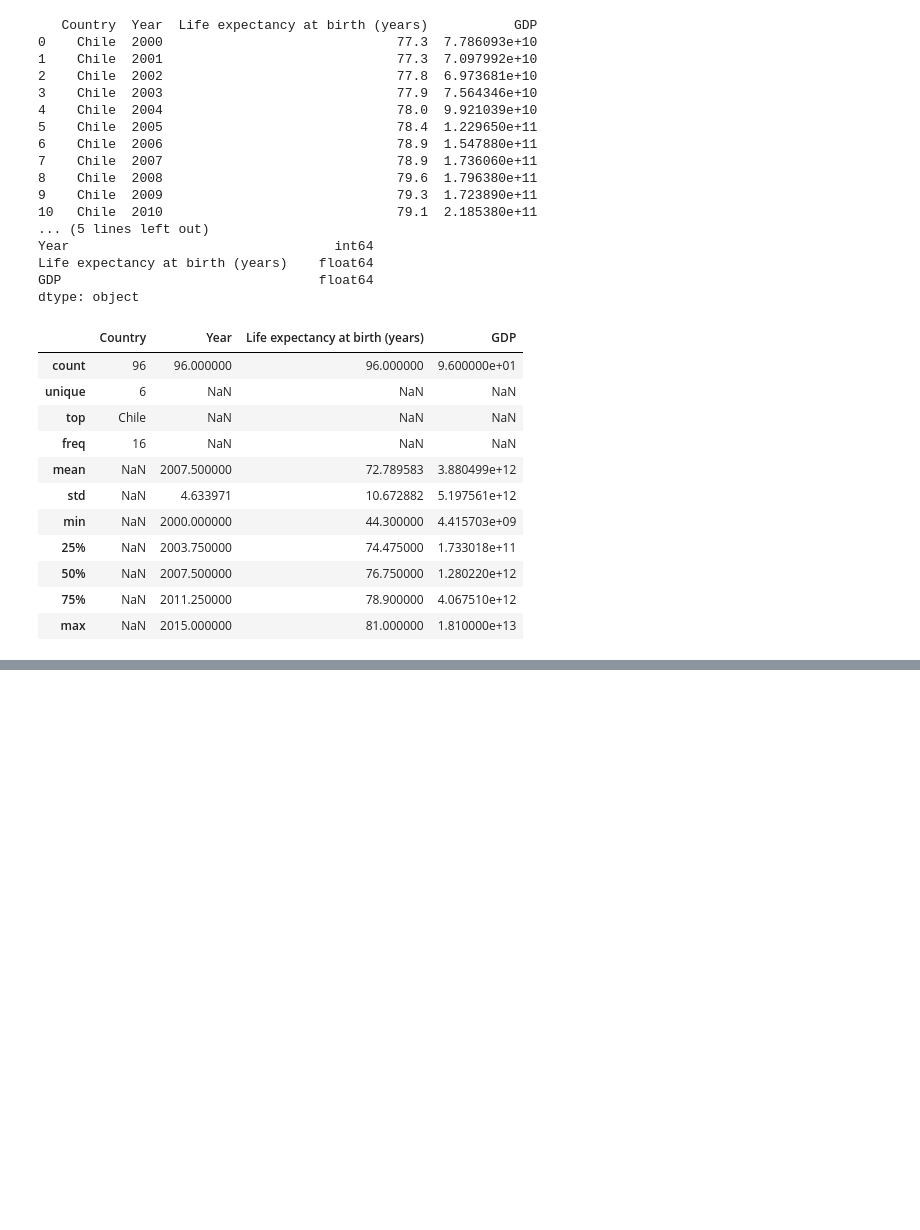
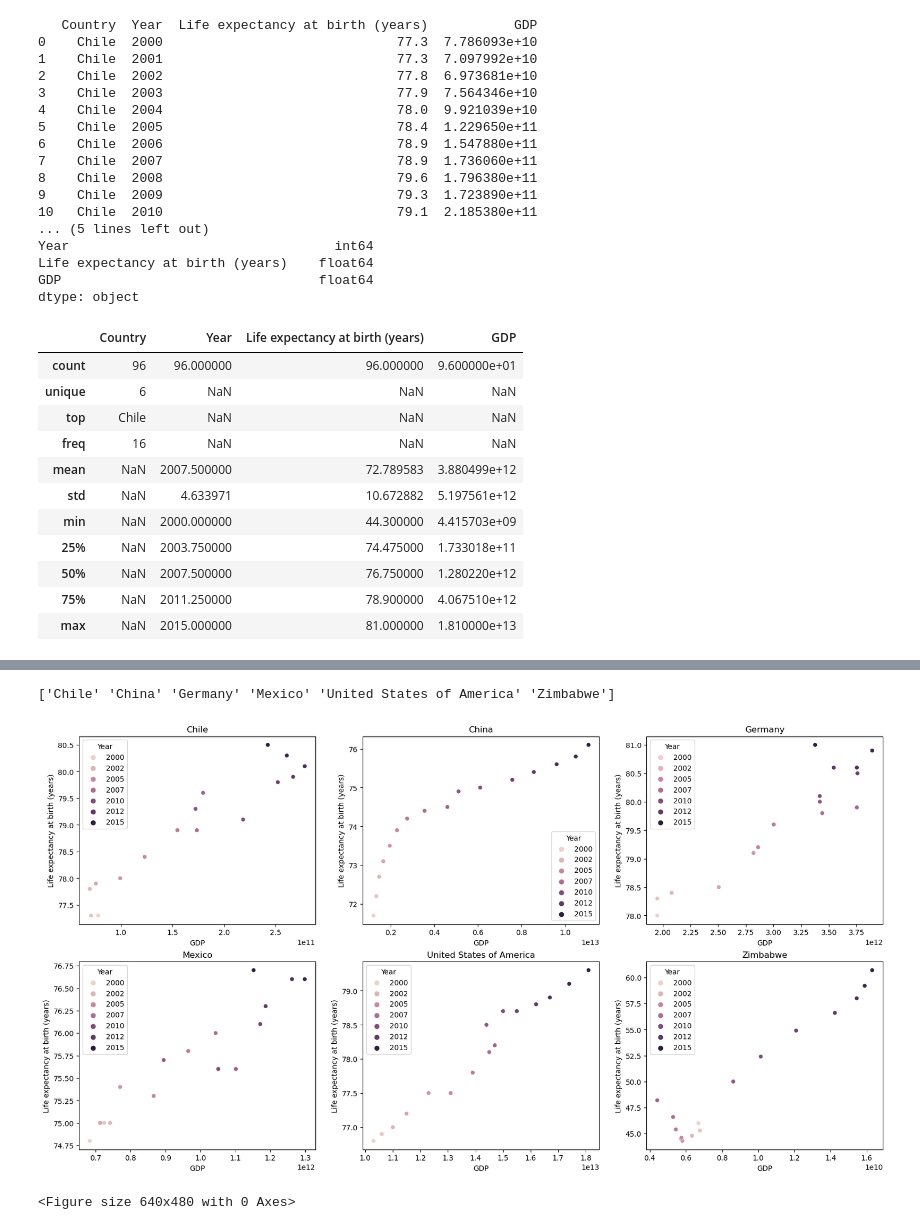
Before and after one commit to YSquid/gdp_life, a Jupyter notebook: life_expectancy_gdp.ipynb, the cells around one changed output, grey strips where cells are left out. Drawn from its saved outputs; the diff is of its cells as text; code cells hidden in the pictures; blank space fills up the shorter version.

```diff
--- a/life_expectancy_gdp.ipynb
+++ b/life_expectancy_gdp.ipynb
@@ -42,0 +116,30 @@ dtype: object
+# %%
+# seperate data for each nation itertively
+
+countries = life['Country'].unique()
+country_data = []
+print(countries)
+
+for country in countries:
+    current_data = life[life['Country'] == country]
+
+    country_data.append(current_data)
+    # print(current_data)
+
+plt.figure(figsize=(20,16))
+figcount = 1
+country_count = 0
+
+for country in country_data:
+    plt.subplot(3,3,figcount)
+    sns.scatterplot(data=country, x='GDP', y='Life expectancy at birth (years)', hue='Year')
+    plt.title(countries[country_count])
+    figcount += 1
+    country_count += 1
+
+plt.show()
+plt.clf()
+# %% [output]
+['Chile' 'China' 'Germany' 'Mexico' 'United States of America' 'Zimbabwe']
+[figure, added]
+<Figure size 640x480 with 0 Axes>
```
Also changed, not shown: parts of 3 cells of this notebook, 1 other file.
